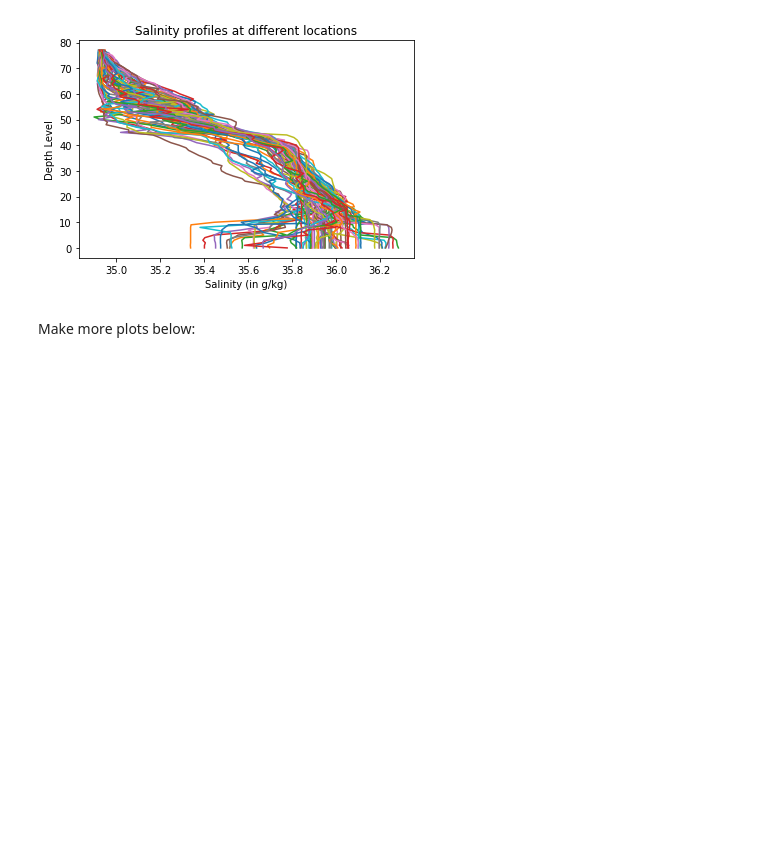
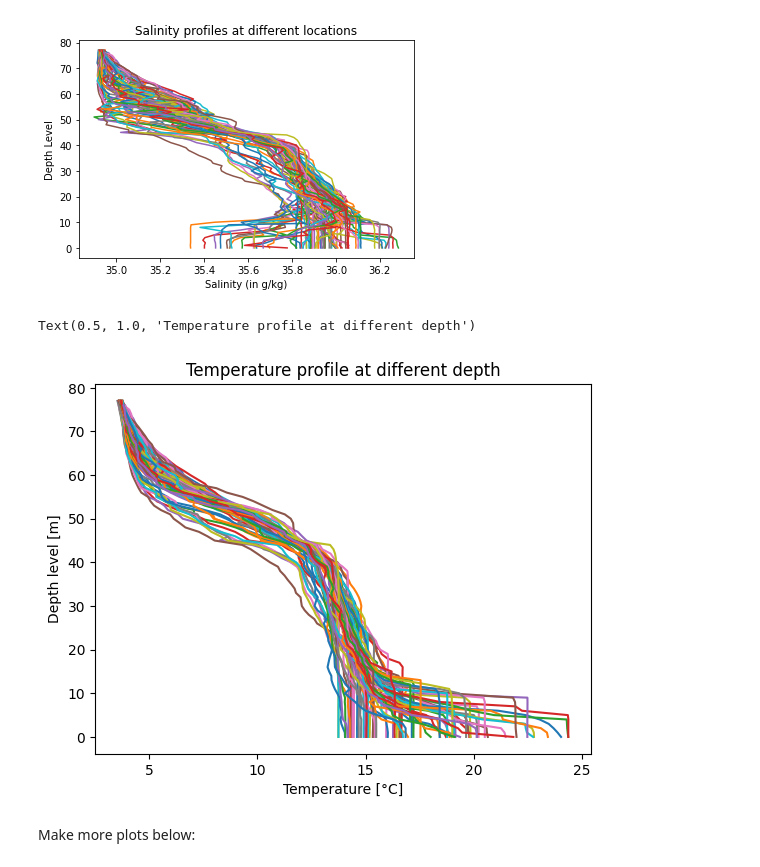
Before and after one commit to David-Soldini/2023_Intro_Python, a Jupyter notebook: ML_EES/IP/W2_S1.ipynb, the cells around one changed output. Drawn from its saved outputs; the diff is of its cells as text; code cells hidden in the pictures; blank space fills up the shorter version.

```diff
--- a/ML_EES/IP/W2_S1.ipynb
+++ b/ML_EES/IP/W2_S1.ipynb
@@ -244,8 +244,11 @@ Hint 2: Each plot should have a line for each column of data. It will look messy
 ![Salinity_example.png](embedded-picture-1)
 # %%
 plt.plot(T,level); # The semi-colon prevents printing the line objects
-plt.xlabel(___) # Takes a string as argument
-plt.ylabel(___)
-plt.title(___)
+plt.xlabel('Temperature [°C]') # Takes a string as argument
+plt.ylabel('Depth level [m]')
+plt.title('Temperature profile at different depth')
+# %% [output]
+Text(0.5, 1.0, 'Temperature profile at different depth')
+[figure, added]
 # %% [markdown]
 Make more plots below:
```
Also changed, not shown: parts of 26 cells of this notebook.
